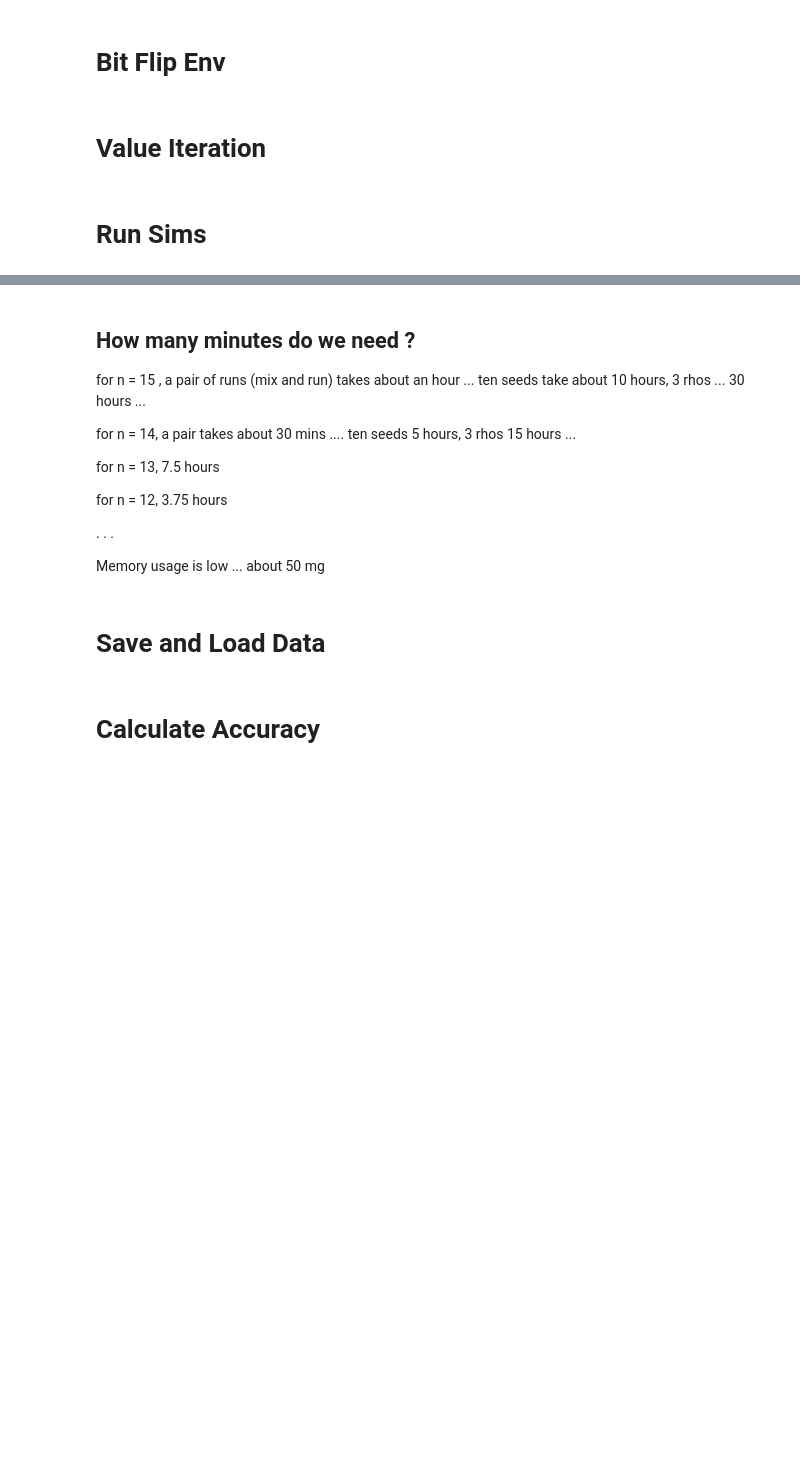
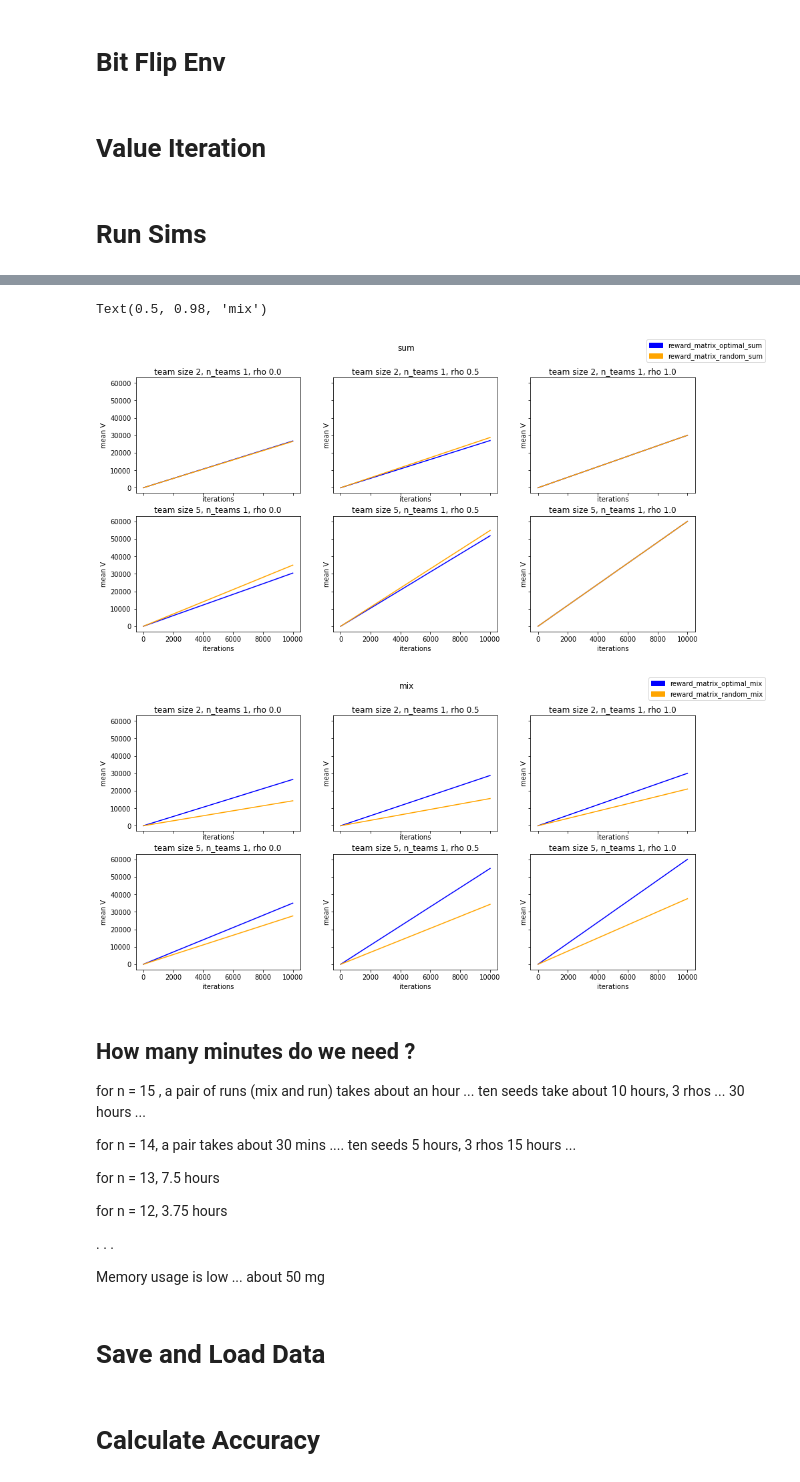
Before and after one commit to amimem/agent_abstraction, a Jupyter notebook: notebooks/BitFlipLearning.ipynb, the cells around one changed output, grey strips where cells are left out. Drawn from its saved outputs; the diff is of its cells as text; code cells hidden in the pictures; blank space fills up the shorter version.

Commit message:
Compare optimal and random policies

```diff
--- a/notebooks/BitFlipLearning.ipynb
+++ b/notebooks/BitFlipLearning.ipynb
@@ -106,7 +108,7 @@ class BF:
 
     def get_reward(self, agent_index, state):
         fraction = state.sum()/len(state)
-        reward = 1.0 / (fraction*int(state[agent_index]) + (1-fraction)*int(1-state[agent_index]))
+        reward = 1.0 / (fraction*int(state[agent_index]) + (1.0-fraction)*int(1.0-state[agent_index]))
         return reward
 
     def P(self, s, a):
@@ -115,11 +117,13 @@ class BF:
         next_state[0] = a
         prob = 1.0 # transitions are deterministic
         reward = self.get_reward(agent_index=0, state=next_state) # get reward for agent 0
+        # print("State:", s, index2binary(s, self.all_agents), "Action:",a, "Reward:", reward, "Next state:", next_state, binary2index(next_state))
         return prob, next_state, reward
 
     def reset(self, seed=0):
         # return state 0 by deafult
         self.state = 0
+        # print("State:", self.state)
         return self.state
 # %% [markdown]
 # Value Iteration
@@ -250,0 +277,12 @@ def run_sims(team_tuple, rho_list, seed_list):
+# %%
+def execute_policy(policy, env, max_iterations):
+    # policy_sum = result_dict[(team_size, n_teams)][rho][seed]["sum"][0]
+    reward_hist = []
+    state = env.reset()
+    for ix in range(max_iterations):
+        action = policy[state]   # get action from the policy
+        prob, next_state, reward = env.P(state, action)
+        state = binary2index(next_state)
+        reward_hist.append(reward)
+    # reward_dict[(team_size, n_teams)][rho][seed]["sum"] = reward_hist
+    return reward_hist
@@ -251,2 +326,2 @@ def run_sims(team_tuple, rho_list, seed_list):
 # %%
-res = run_sims([(2,1)], [0.0, 0.5, 1.0], seed_list)
+reward_dictionary = run_all_policies([(2,1),(5,1)], [0.0,0.5,1.0], seed_list)
@@ -255,3 +359,65 @@ result_dict = res
+# %%
+fig_sum, ax_sum = plt.subplots(2, 3, figsize=(15, 7), sharex=True, sharey=True)
+fig_mix, ax_mix = plt.subplots(2, 3, figsize=(15, 7), sharex=True, sharey=True)
+colors = ["blue", "green", "orange", "purple", "black", "pink", "cyan", "maroon", "yellow", "olive"]
+blue_patch = mpatches.Patch(color='blue', label='The blue data')
+orange_patch = mpatches.Patch(color='orange', label='The orange data')
+green_patch = mpatches.Patch(color='green', label='The green data')
+purple_patch = mpatches.Patch(color='purple', label='The purple data')
+black_patch = mpatches.Patch(color='black', label='The black data')
+pink_patch = mpatches.Patch(color='pink', label='The pink data')
+cyan_patch = mpatches.Patch(color='cyan', label='The cyan data')
+maroon_patch = mpatches.Patch(color='maroon', label='The maroon data')
+yellow_patch = mpatches.Patch(color='yellow', label='The yellow data')
+olive_patch = mpatches.Patch(color='olive', label='The olive data')
+
+
+for i, pair in enumerate(reward_dictionary):
+    for j, rho in enumerate(reward_dictionary[pair]):
+        ax_sum[i][j].set_title("team size {}, n_teams {}, rho {}".format(pair[0], pair[1], rho))
+        ax_sum[i][j].set_xlabel("iterations")
+        ax_sum[i][j].set_ylabel("mean V")
+
+        ax_mix[i][j].set_title("team size {}, n_teams {}, rho {}".format(pair[0], pair[1], rho))
+        ax_mix[i][j].set_xlabel("iterations")
+        ax_mix[i][j].set_ylabel("mean V")
+
+        reward_matrix_optimal_sum = []
+        reward_matrix_optimal_mix = []
+        reward_matrix_random_sum = []
+        reward_matrix_random_mix = []
+
+        for seed in reward_dictionary[pair][rho]:
+            reward_matrix_optimal_sum.append(np.cumsum(reward_dictionary[pair][rho][seed]["sum"]["optimal"]))
+            reward_matrix_optimal_mix.append(np.cumsum(reward_dictionary[pair][rho][seed]["mix"]["optimal"]))
+
+            reward_matrix_random_sum.append(np.cumsum(reward_dictionary[pair][rho][seed]["mix"]["optimal"]))
+            reward_matrix_random_mix.append(np.cumsum(reward_dictionary[pair][rho][seed]["mix"]["random"]))
+            # ax_sum[i][j].plot(np.cumsum(reward_dictionary[pair][rho][seed]["sum"]["optimal"]), label="f{}".format(seed))
+            # ax_sum[i][j].plot(np.cumsum(reward_dictionary[pair][rho][seed]["sum"]["random"]), label="f{}".format(seed))
+            # ax_mix[i][j].plot(np.cumsum(reward_dictionary[pair][rho][seed]["mix"]["optimal"]), label="f{}".format(seed))
+            # ax_mix[i][j].plot(np.cumsum(reward_dictionary[pair][rho][seed]["mix"]["random"]), label="f{}".format(seed))
+
+        reward_matrix_optimal_sum = np.array(reward_matrix_optimal_sum).mean(axis=0)
+        reward_matrix_optimal_mix = np.array(reward_matrix_optimal_mix).mean(axis=0)
+        reward_matrix_random_sum = np.array(reward_matrix_random_sum).mean(axis=0)
+        reward_matrix_random_mix = np.array(reward_matrix_random_mix).mean(axis=0)
+
+
+        ax_sum[i][j].plot(reward_matrix_optimal_sum,  color="blue", label="f{}".format(seed))
+        ax_sum[i][j].plot(reward_matrix_random_sum, color="orange", label="f{}".format(seed))
+        ax_mix[i][j].plot(reward_matrix_optimal_mix, color="blue", label="f{}".format(seed))
+        ax_mix[i][j].plot(reward_matrix_random_mix, color="orange", label="f{}".format(seed))
+
+
+fig_sum.legend([blue_patch, orange_patch], ["reward_matrix_optimal_sum", "reward_matrix_random_sum"])
+fig_mix.legend([blue_patch, orange_patch], ["reward_matrix_optimal_mix", "reward_matrix_random_mix"])
+fig_sum.suptitle("sum")
+fig_mix.suptitle("mix")
+# %% [output]
+Text(0.5, 0.98, 'mix')
+[figure, added]
+[figure, added]
 # %% [markdown]
 ## How many minutes do we need ?
 
```
Also changed, not shown: parts of 15 cells of this notebook.
